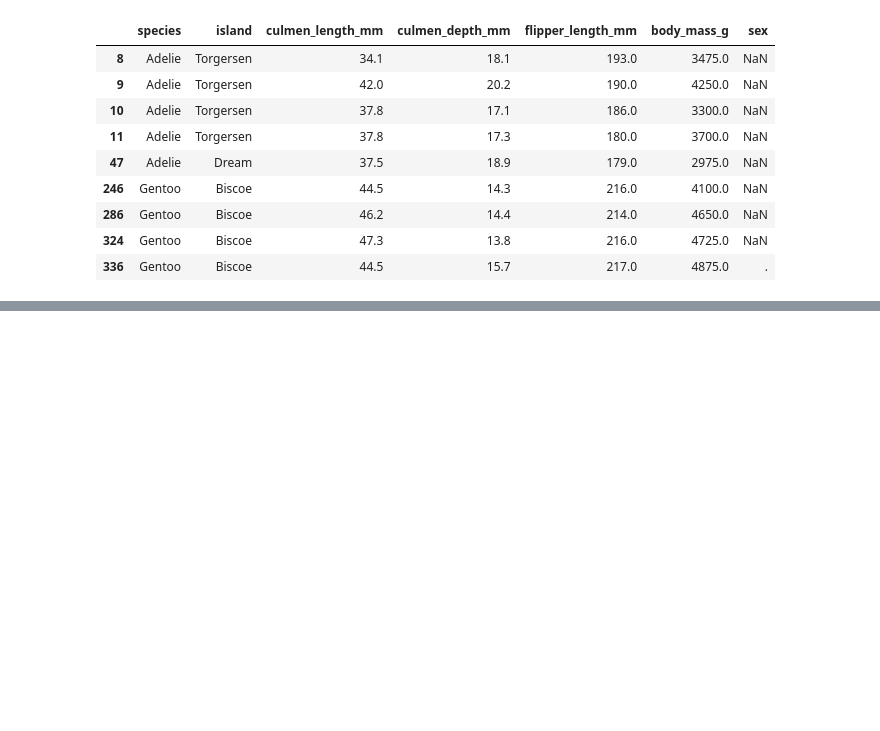
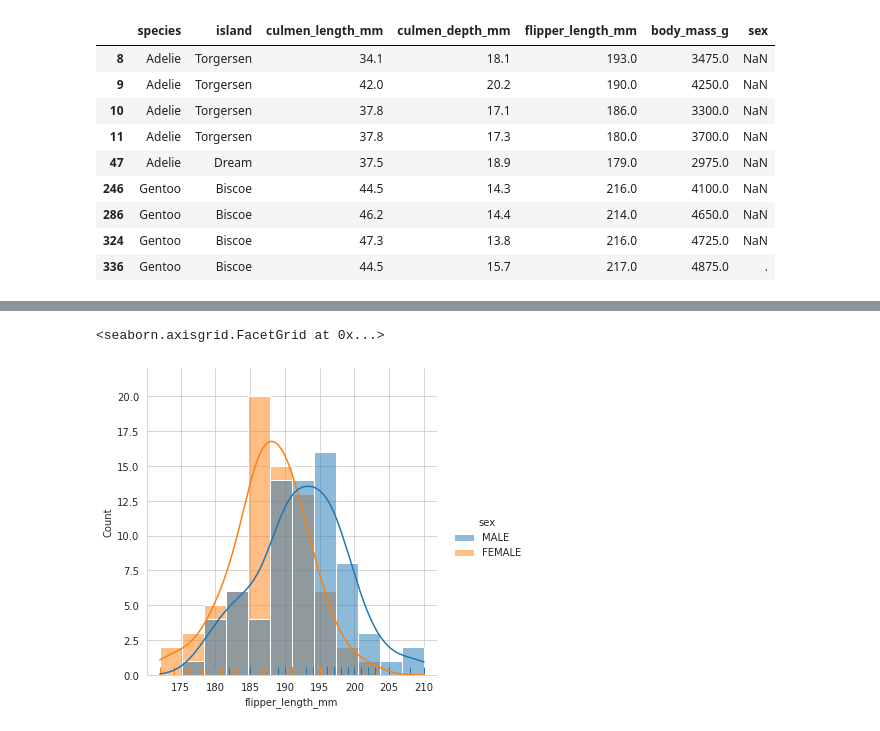
Before and after one commit to mxaxrxkx/ds_penguins_project, a Jupyter notebook: penguins_eda.ipynb, the cells around one changed output, grey strips where cells are left out. Cells and saved outputs as stored; diff of their text form; code cells hidden in the pictures; blank space fills up the shorter version.

```diff
--- a/penguins_eda.ipynb
+++ b/penguins_eda.ipynb
@@ -330,0 +370,5 @@ penguins_with_NAs
+# %%
+sns.displot(data=adelie, x="flipper_length_mm", hue="sex", kde=True, rug=True)
+# %% [output]
+<seaborn.axisgrid.FacetGrid at 0x...>
+[figure, added]
```
Also changed, not shown: parts of 11 cells of this notebook.
